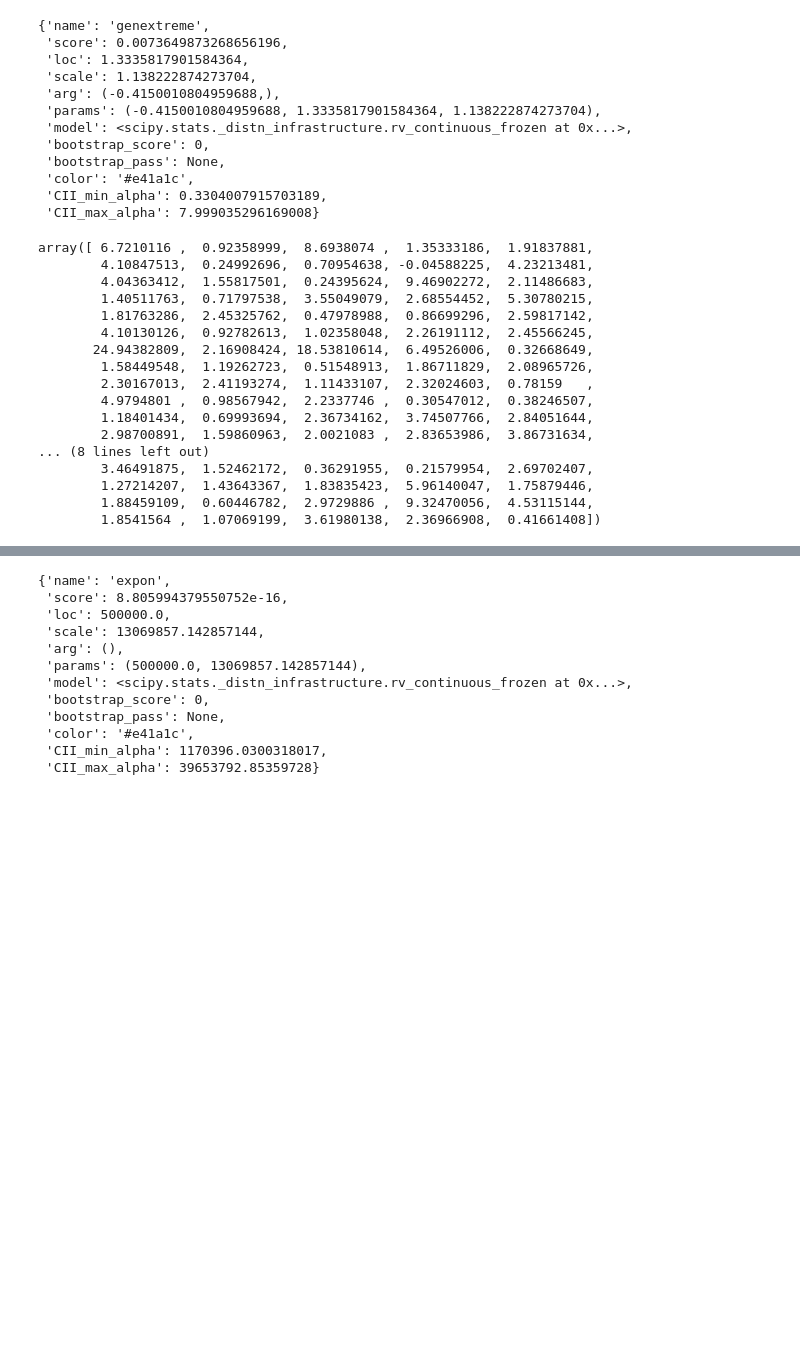
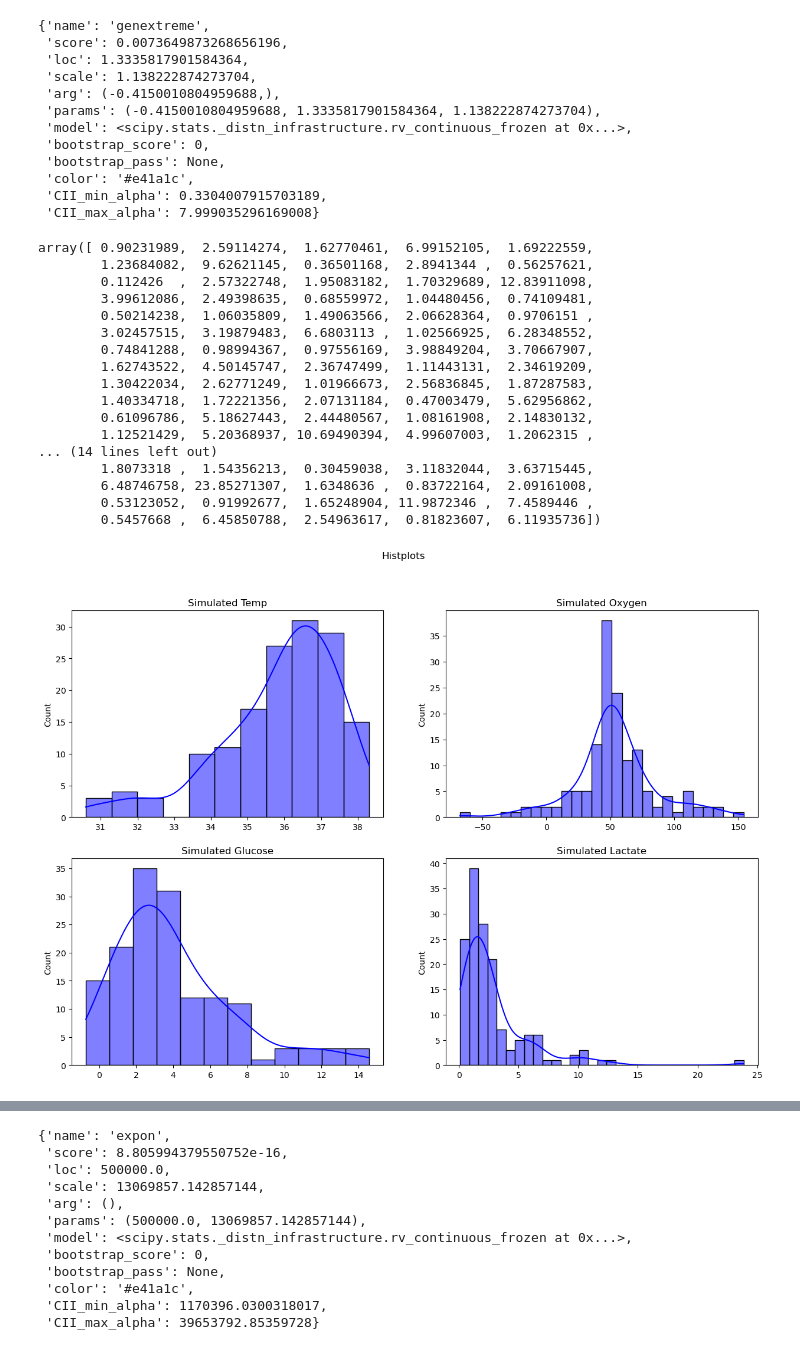
Before and after one commit to nurbujang/1progdaw23, a Jupyter notebook: project1.ipynb, the cells around one changed output, grey strips where cells are left out. Saved outputs shown, nothing was run; the diff lists cells and outputs as text; code cells hidden in the pictures; blank space fills up the shorter version.

Commit message:
simulated plots

```diff
--- a/project1.ipynb
+++ b/project1.ipynb
@@ -413,7 +413,7 @@ dists['temp']['fit'].model
  'CII_min_alpha': 32.587401416831185,
  'CII_max_alpha': 37.701857220729636}
 # %%
-templg = loggamma.rvs(c=0.316, loc=37.526 , scale=0.502, size=120) # c is the shape parameter
+templg = loggamma.rvs(c=0.316, loc=37.526 , scale=0.502, size=150) # c is the shape parameter
 
 templg
 # %% [output]
@@ -462,7 +480,7 @@ dists['oxygen']['fit'].model
  'CII_min_alpha': -3.5850486714094743,
  'CII_max_alpha': 103.58504867140948}
 # %%
-oxygendw = dweibull.rvs(c=0.869, loc=50.000, scale=20.512, size=120) # c is the shape parameter
+oxygendw = dweibull.rvs(c=0.869, loc=50.000, scale=20.512, size=150) # c is the shape parameter
 
 oxygendw
 # %% [output]
@@ -516,7 +534,7 @@ dists['glucose']['fit'].model
  'CII_min_alpha': 0.17233433987063673,
  'CII_max_alpha': 11.44011546704655}
 # %%
-glucosegx = genextreme.rvs(c=-0.181, loc=2.446, scale=2.285, size=120) # c is the shape parameter
+glucosegx = genextreme.rvs(c=-0.181, loc=2.446, scale=2.285, size=150) # c is the shape parameter
 
 glucosegx
 
@@ -560,27 +578,58 @@ dists['lactate']['fit'].model
  'CII_min_alpha': 0.3304007915703189,
  'CII_max_alpha': 7.999035296169008}
 # %%
-lactategx = genextreme.rvs(c=-0.415, loc=1.334, scale=1.138, size=120) # c is the shape parameter
+lactategx = genextreme.rvs(c=-0.415, loc=1.334, scale=1.138, size=150) # c is the shape parameter
 
 lactategx
 # %% [output]
-array([ 6.7210116 ,  0.92358999,  8.6938074 ,  1.35333186,  1.91837881,
-        4.10847513,  0.24992696,  0.70954638, -0.04588225,  4.23213481,
-        4.04363412,  1.55817501,  0.24395624,  9.46902272,  2.11486683,
-        1.40511763,  0.71797538,  3.55049079,  2.68554452,  5.30780215,
-        1.81763286,  2.45325762,  0.47978988,  0.86699296,  2.59817142,
-        4.10130126,  0.92782613,  1.02358048,  2.26191112,  2.45566245,
-       24.94382809,  2.16908424, 18.53810614,  6.49526006,  0.32668649,
-        1.58449548,  1.19262723,  0.51548913,  1.86711829,  2.08965726,
-        2.30167013,  2.41193274,  1.11433107,  2.32024603,  0.78159   ,
-        4.9794801 ,  0.98567942,  2.2337746 ,  0.30547012,  0.38246507,
-        1.18401434,  0.69993694,  2.36734162,  3.74507766,  2.84051644,
-        2.98700891,  1.59860963,  2.0021083 ,  2.83653986,  3.86731634,
-... (8 lines left out)
-        3.46491875,  1.52462172,  0.36291955,  0.21579954,  2.69702407,
-        1.27214207,  1.43643367,  1.83835423,  5.96140047,  1.75879446,
-        1.88459109,  0.60446782,  2.9729886 ,  9.32470056,  4.53115144,
-        1.8541564 ,  1.07069199,  3.61980138,  2.36966908,  0.41661408])
+array([ 0.90231989,  2.59114274,  1.62770461,  6.99152105,  1.69222559,
+        1.23684082,  9.62621145,  0.36501168,  2.8941344 ,  0.56257621,
+        0.112426  ,  2.57322748,  1.95083182,  1.70329689, 12.83911098,
+        3.99612086,  2.49398635,  0.68559972,  1.04480456,  0.74109481,
+        0.50214238,  1.06035809,  1.49063566,  2.06628364,  0.9706151 ,
+        3.02457515,  3.19879483,  6.6803113 ,  1.02566925,  6.28348552,
+        0.74841288,  0.98994367,  0.97556169,  3.98849204,  3.70667907,
+        1.62743522,  4.50145747,  2.36747499,  1.11443131,  2.34619209,
+        1.30422034,  2.62771249,  1.01966673,  2.56836845,  1.87287583,
+        1.40334718,  1.72221356,  2.07131184,  0.47003479,  5.62956862,
+        0.61096786,  5.18627443,  2.44480567,  1.08161908,  2.14830132,
+        1.12521429,  5.20368937, 10.69490394,  4.99607003,  1.2062315 ,
+... (14 lines left out)
+        1.8073318 ,  1.54356213,  0.30459038,  3.11832044,  3.63715445,
+        6.48746758, 23.85271307,  1.6348636 ,  0.83722164,  2.09161008,
+        0.53123052,  0.91992677,  1.65248904, 11.9872346 ,  7.4589446 ,
+        0.5457668 ,  6.45850788,  2.54963617,  0.81823607,  6.11935736])
+# %%
+# Histograms for simulated independent variables:
+
+fig, axs = plt.subplots(2, 2, figsize=[15, 10])
+fig.suptitle('Histplots')
+
+sns.histplot(data=templg,
+             kde=True, color='blue', label='Data',
+             ax=axs[0,0]
+             )
+axs[0,0].set_title('Simulated Temp')
+
+sns.histplot(data=oxygendw,
+             kde=True, color='blue', label='Data',
+             ax=axs[0,1]
+             )
+axs[0,1].set_title('Simulated Oxygen')
+
+sns.histplot(data=glucosegx,
+             kde=True, color='blue', label='Data',
+             ax=axs[1,0]
+             )
+axs[1,0].set_title('Simulated Glucose')
+
+sns.histplot(data=lactategx,
+             kde=True, color='blue', label='Data',
+             ax=axs[1,1]
+             )
+axs[1,1].set_title('Simulated Lactate');
+# %% [output]
+[figure, added]
 # %% [markdown]
 ### Column fvcd
 
```
Also changed, not shown: parts of 7 cells of this notebook.
